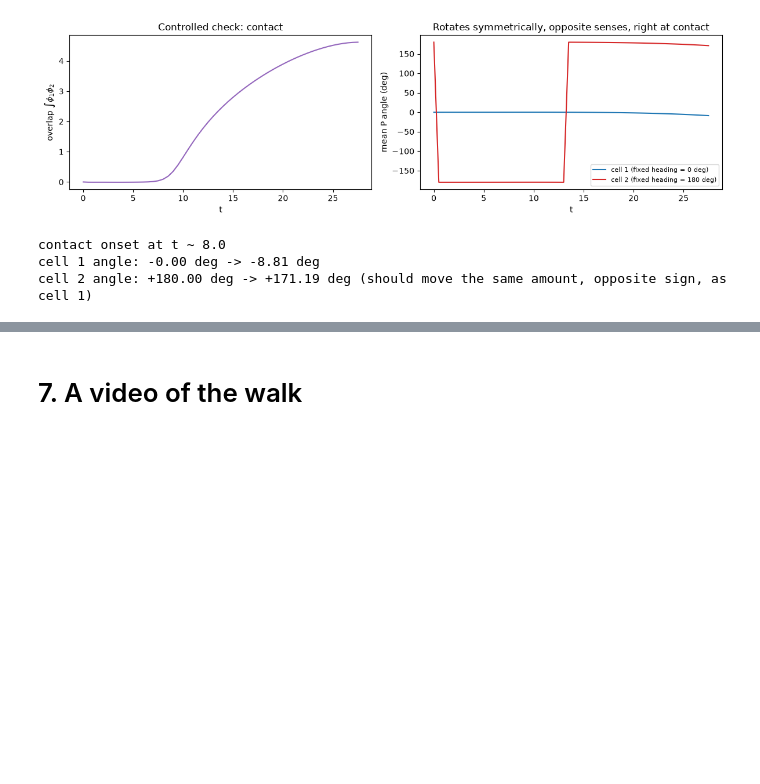
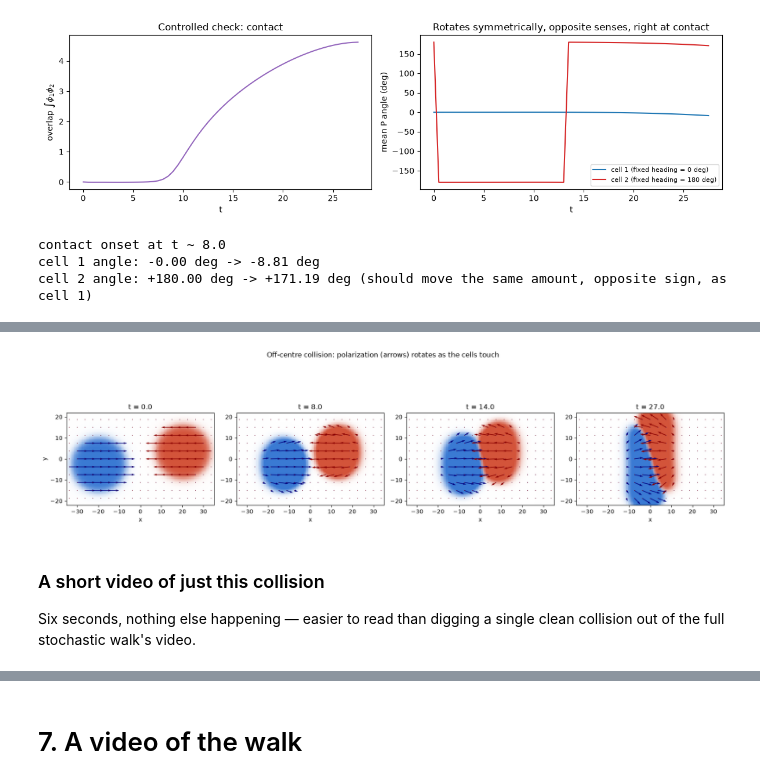
Before and after one commit to ariaydrouch/f, a Jupyter notebook: BTP_version3_two_cell_walk.ipynb, the cells around one changed output, grey strips where cells are left out. Saved outputs shown, nothing was run; the diff lists cells and outputs as text; code cells hidden in the pictures; blank space fills up the shorter version.

```diff
--- a/BTP_version3_two_cell_walk.ipynb
+++ b/BTP_version3_two_cell_walk.ipynb
@@ -303,3 +311,21 @@ def step_both(phi1, Px1, Py1, phi2, Px2, Py2, params1, params2):
+# %%
+def composite_rgb(phi1, phi2):
+    absorb1 = np.array([0.77, 0.52, 0.17])  # complement of tab:blue
+    absorb2 = np.array([0.17, 0.67, 0.77])  # complement of tab:red
+    img = (1.0 - np.clip(phi1, 0, 1)[..., None] * absorb1
+               - np.clip(phi2, 0, 1)[..., None] * absorb2)
+    return np.clip(img, 0, 1)
+
+
+def draw_arrows(ax, phi, Px, Py, color, stride=8, scale=None):
+    '''Quiver of the polarization, masked to where the cell actually is.'''
+    mask = phi > 0.3
+    if scale is None:
+        scale = 14.0 * (np.hypot(Px, Py).max() + 1e-12)
+    ax.quiver(X[::stride, ::stride], Y[::stride, ::stride],
+              np.where(mask, Px, 0.0)[::stride, ::stride],
+              np.where(mask, Py, 0.0)[::stride, ::stride],
+              color=color, scale=scale, width=0.0045)
 # %% [markdown]
 # 4. Each cell's own decide / move / relax / redirect cycle
 
@@ -538,8 +568,11 @@ phi2c, Px2c, Py2c = init_cell(20.0, 3.0)
 mask1c, mask2c = phi1c > 1e-3, phi2c > 1e-3
 Px1c[mask1c] = 1.0    # fixed heading: straight at cell 2
 Px2c[mask2c] = -1.0   # fixed heading: straight at cell 1
+# note the y-offset (-3 vs +3): a slightly off-centre hit, not a dead-centre
+# one, is what actually generates a NET torque on each cell
 
 check_t, check_a1, check_a2, check_ov = [], [], [], []
+check_frames = []
 for cstep in range(2800):
     phi1c, Px1c, Py1c, phi2c, Px2c, Py2c, _, _ = step_both(
         phi1c, Px1c, Py1c, phi2c, Px2c, Py2c, MOVE, MOVE)
@@ -548,6 +581,9 @@ for cstep in range(2800):
         check_a1.append(mean_angle(phi1c, Px1c, Py1c))
         check_a2.append(mean_angle(phi2c, Px2c, Py2c))
         check_ov.append((phi1c * phi2c).sum() * dx * dx)
+    if cstep % 100 == 0:
+        check_frames.append((cstep * dt, phi1c.copy(), Px1c.copy(), Py1c.copy(),
+                             phi2c.copy(), Px2c.copy(), Py2c.copy()))
 
 check_t, check_a1, check_a2, check_ov = map(np.array, (check_t, check_a1, check_a2, check_ov))
 
@@ -575,0 +619,28 @@ cell 2 angle: +180.00 deg -> +171.19 deg (should move the same amount, opposite
+# %%
+pick_times = [0.0, 8.0, 14.0, check_frames[-1][0]]
+pick_idx = [min(range(len(check_frames)), key=lambda k: abs(check_frames[k][0] - tt))
+            for tt in pick_times]
+
+fig, axes = plt.subplots(1, len(pick_idx), figsize=(4.2 * len(pick_idx), 4.6))
+for ax, idx in zip(axes, pick_idx):
+    t, f1, p1x, p1y, f2, p2x, p2y = check_frames[idx]
+    img = composite_rgb(f1, f2)
+    ax.imshow(img.transpose(1, 0, 2), origin="lower", extent=[-L / 2, L / 2, -L / 2, L / 2])
+    draw_arrows(ax, f1, p1x, p1y, color="navy", stride=6)
+    draw_arrows(ax, f2, p2x, p2y, color="darkred", stride=6)
+    ax.set_xlim(-35, 35)
+    ax.set_ylim(-22, 22)
+    ax.set_title(f"t = {t:.1f}")
+    ax.set_xlabel("x")
+axes[0].set_ylabel("y")
+fig.suptitle("Off-centre collision: polarization (arrows) rotates as the cells touch", y=1.03)
+plt.tight_layout()
+plt.savefig("two_cell_walk_media/two_cell_walk_rotation_snapshots.png", dpi=140)
+plt.show()
+# %% [output]
+[figure, added]
+# %% [markdown]
+### A short video of just this collision
+
+Six seconds, nothing else happening — easier to read than digging a
+single clean collision out of the full stochastic walk's video.
```
Also changed, not shown: parts of 7 cells of this notebook, 4 other files.
